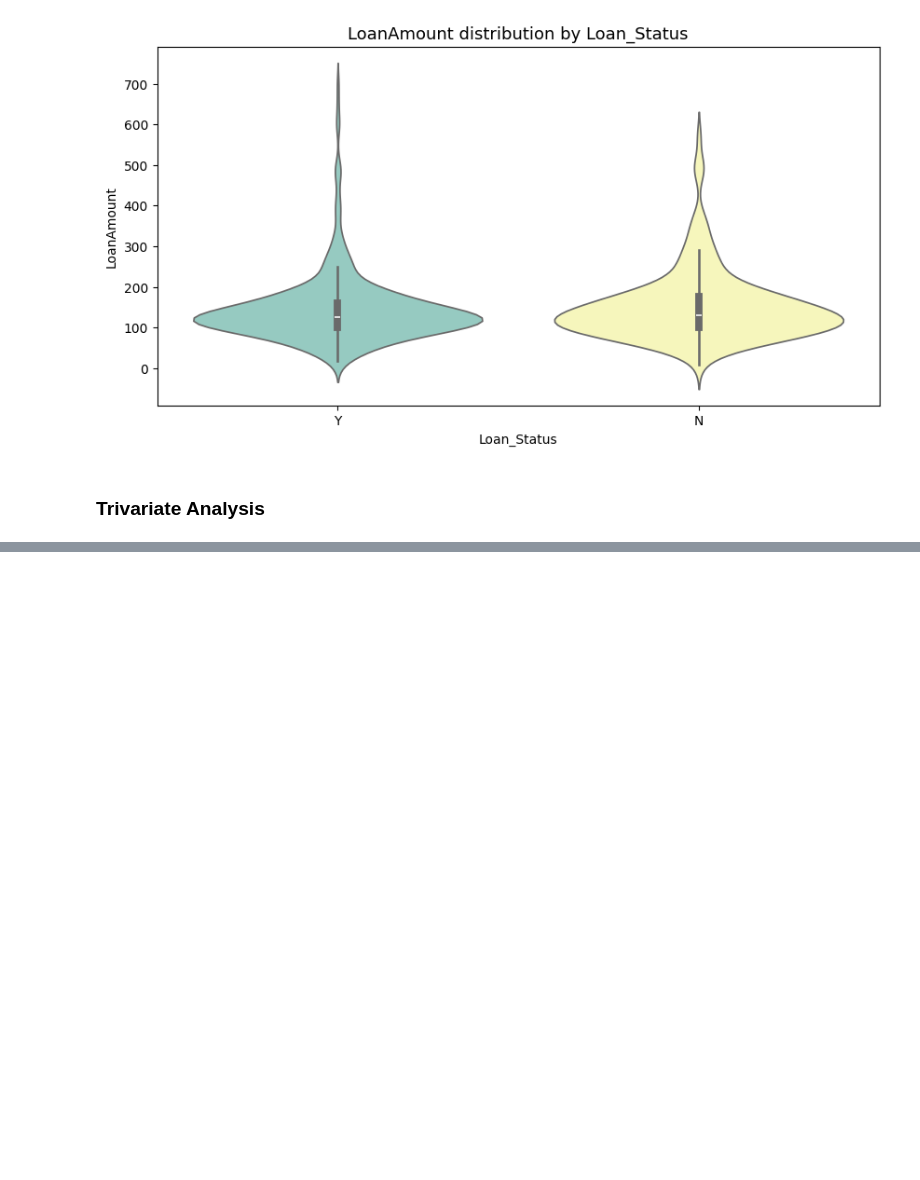
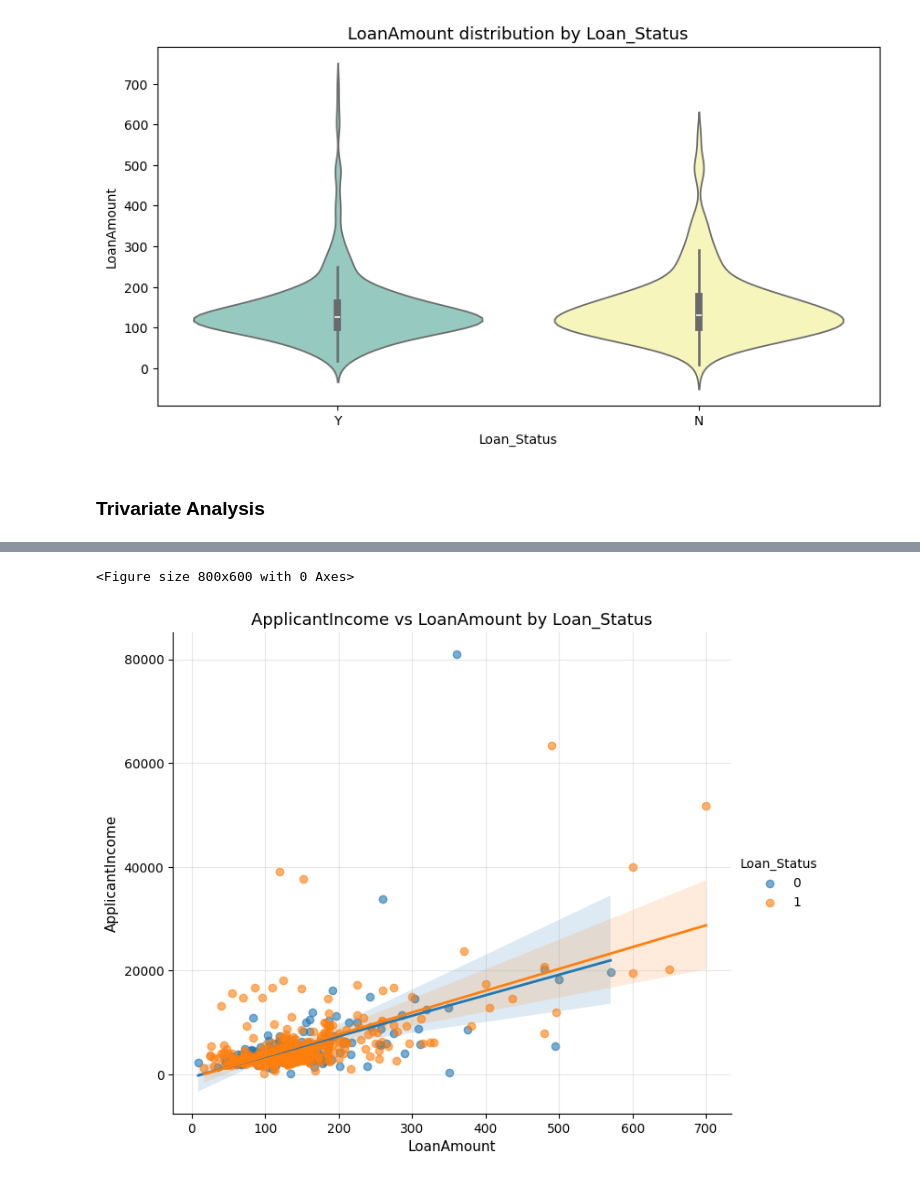
Before and after one commit to KudoroEsther/all_tasks, a Jupyter notebook: Week_13_Tasks/Task25_HomeLoan_EDA.ipynb, the cells around one changed output, grey strips where cells are left out. Saved outputs shown, nothing was run; the diff lists cells and outputs as text; code cells hidden in the pictures; blank space fills up the shorter version.

```diff
--- a/Week_13_Tasks/Task25_HomeLoan_EDA.ipynb
+++ b/Week_13_Tasks/Task25_HomeLoan_EDA.ipynb
@@ -619,0 +676,5 @@ Passing `palette` without assigning `hue` is deprecated and will be removed in v
+# %%
+trivariate_plot(df, 'LoanAmount', 'ApplicantIncome', 'Loan_Status' )
+# %% [output]
+<Figure size 800x600 with 0 Axes>
+[figure, added]
```
Also changed, not shown: parts of 8 cells of this notebook.
